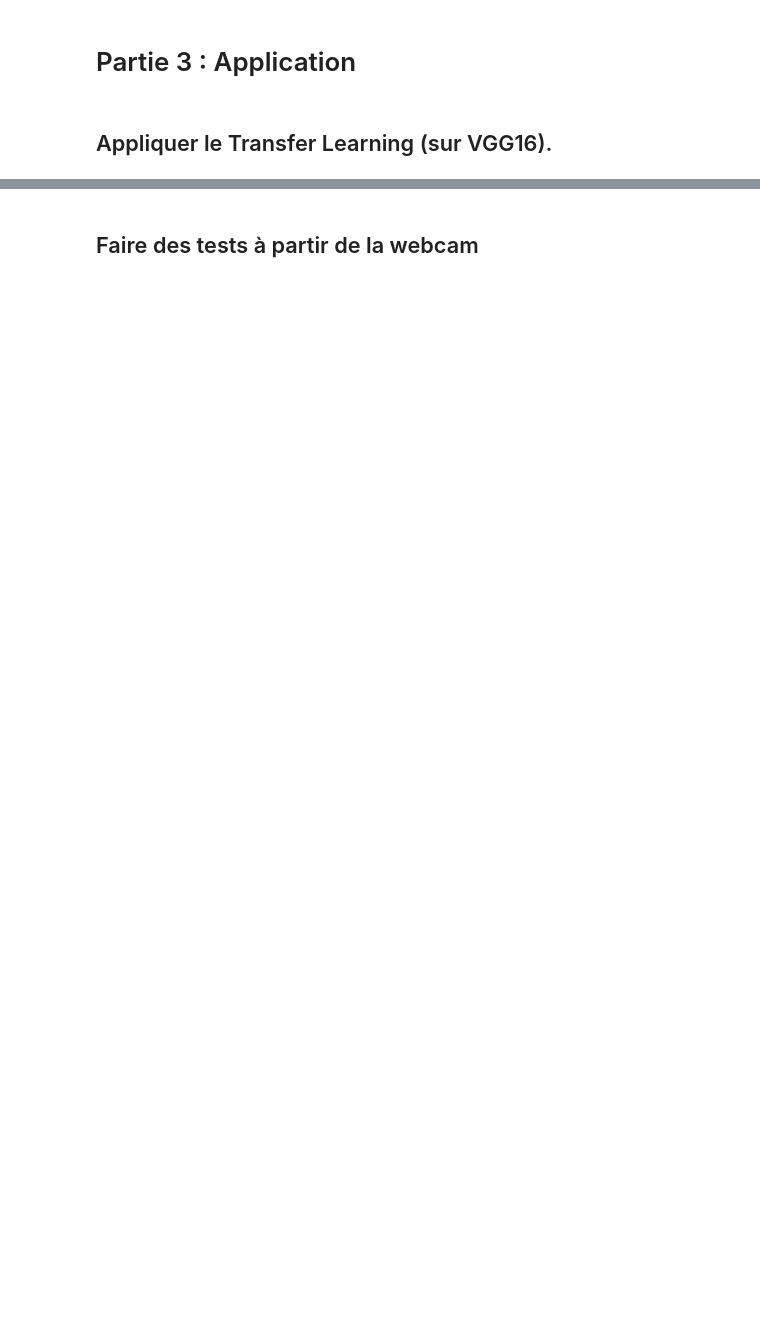
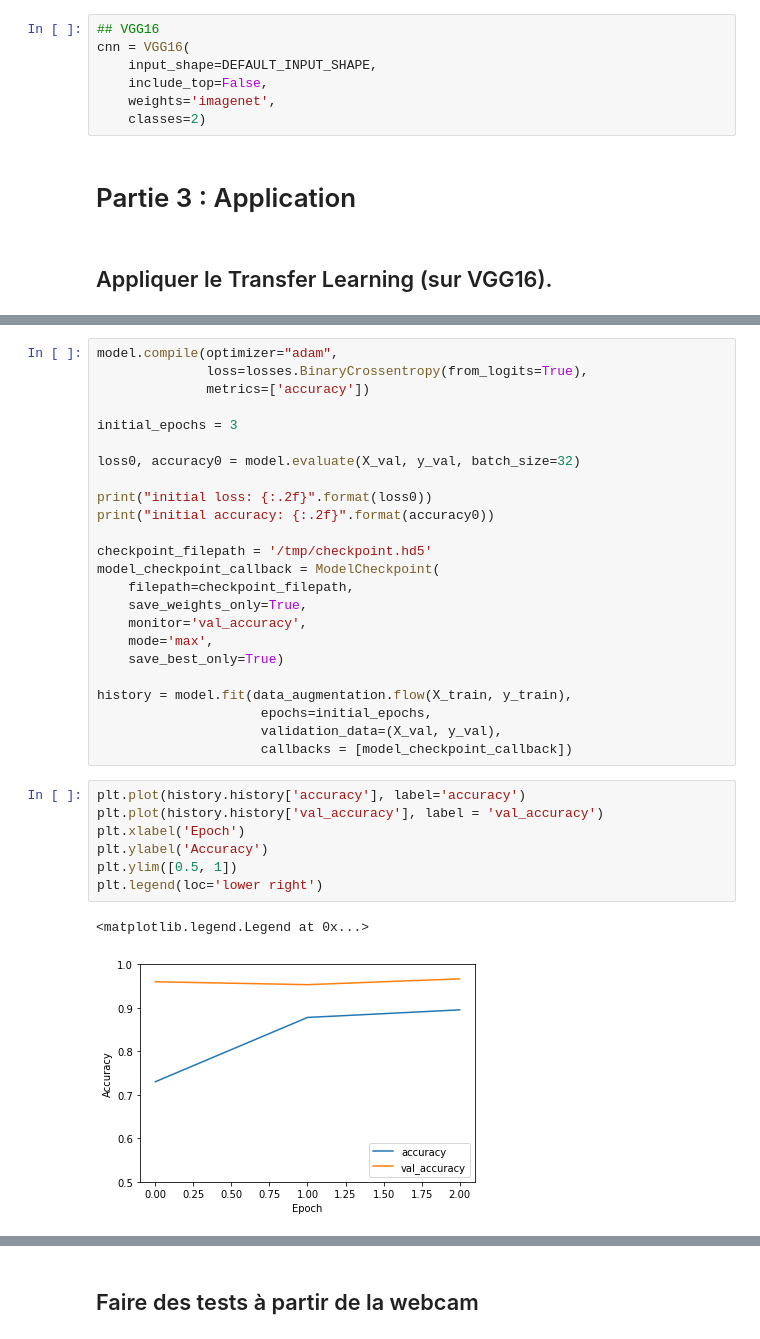
Before and after one commit to Gwenn-LR/MaskDetection, a Jupyter notebook: MaskDetection.ipynb, the cells around one changed output, grey strips where cells are left out. Drawn from its saved outputs; the diff is of its cells as text; blank space fills up the shorter version.

```diff
--- a/MaskDetection.ipynb
+++ b/MaskDetection.ipynb
@@ -33,6 +102,13 @@ Résolution :
 # %% [markdown]
 
 ## Charger un modèle CNN à partir de Tensorflow.
+# %%
+## VGG16
+cnn = VGG16(
+    input_shape=DEFAULT_INPUT_SHAPE,
+    include_top=False,
+    weights='imagenet',
+    classes=2)
 # %% [markdown]
 # Partie 3 : Application
 # %% [markdown]
@@ -40,0 +165,34 @@ Résolution :
+# %%
+model.compile(optimizer="adam",
+              loss=losses.BinaryCrossentropy(from_logits=True),
+              metrics=['accuracy'])
+
+initial_epochs = 3
+
+loss0, accuracy0 = model.evaluate(X_val, y_val, batch_size=32)
+
+print("initial loss: {:.2f}".format(loss0))
+print("initial accuracy: {:.2f}".format(accuracy0))
+
+checkpoint_filepath = '/tmp/checkpoint.hd5'
+model_checkpoint_callback = ModelCheckpoint(
+    filepath=checkpoint_filepath,
+    save_weights_only=True,
+    monitor='val_accuracy',
+    mode='max',
+    save_best_only=True)
+
+history = model.fit(data_augmentation.flow(X_train, y_train),
+                     epochs=initial_epochs,
+                     validation_data=(X_val, y_val),
+                     callbacks = [model_checkpoint_callback])
+# %%
+plt.plot(history.history['accuracy'], label='accuracy')
+plt.plot(history.history['val_accuracy'], label = 'val_accuracy')
+plt.xlabel('Epoch')
+plt.ylabel('Accuracy')
+plt.ylim([0.5, 1])
+plt.legend(loc='lower right')
+# %% [output]
+<matplotlib.legend.Legend at 0x...>
+[figure, added]
```
Also changed, not shown: parts of 13 cells of this notebook, 5 other files.
